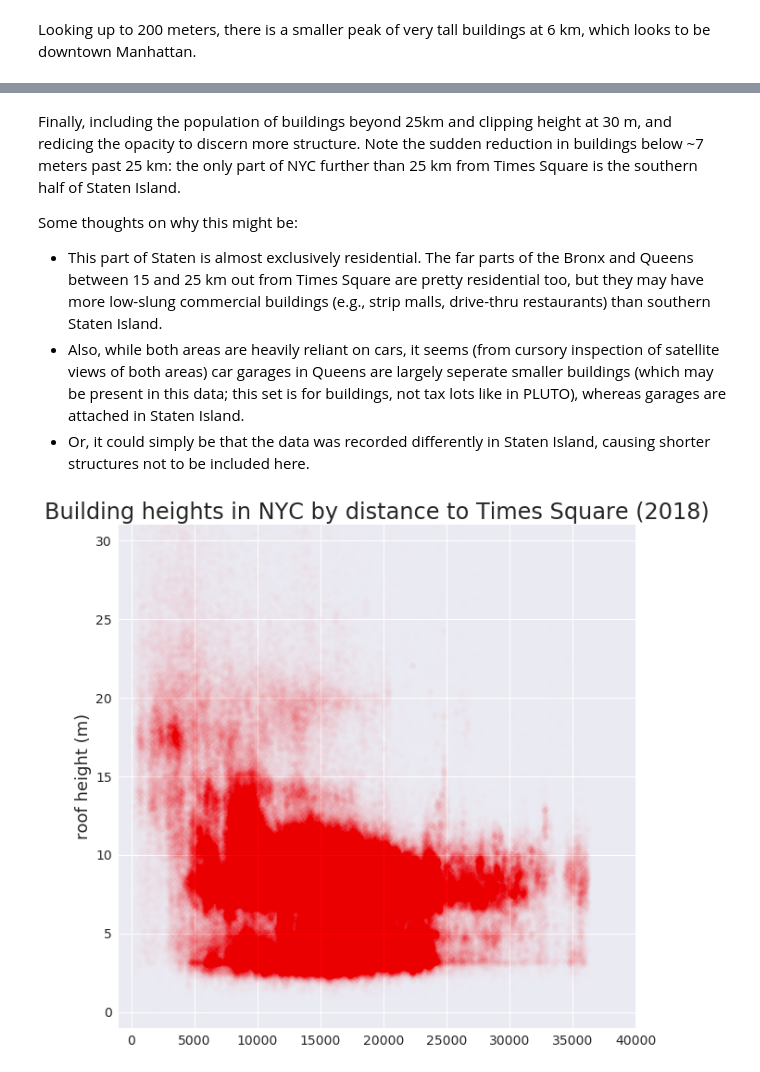
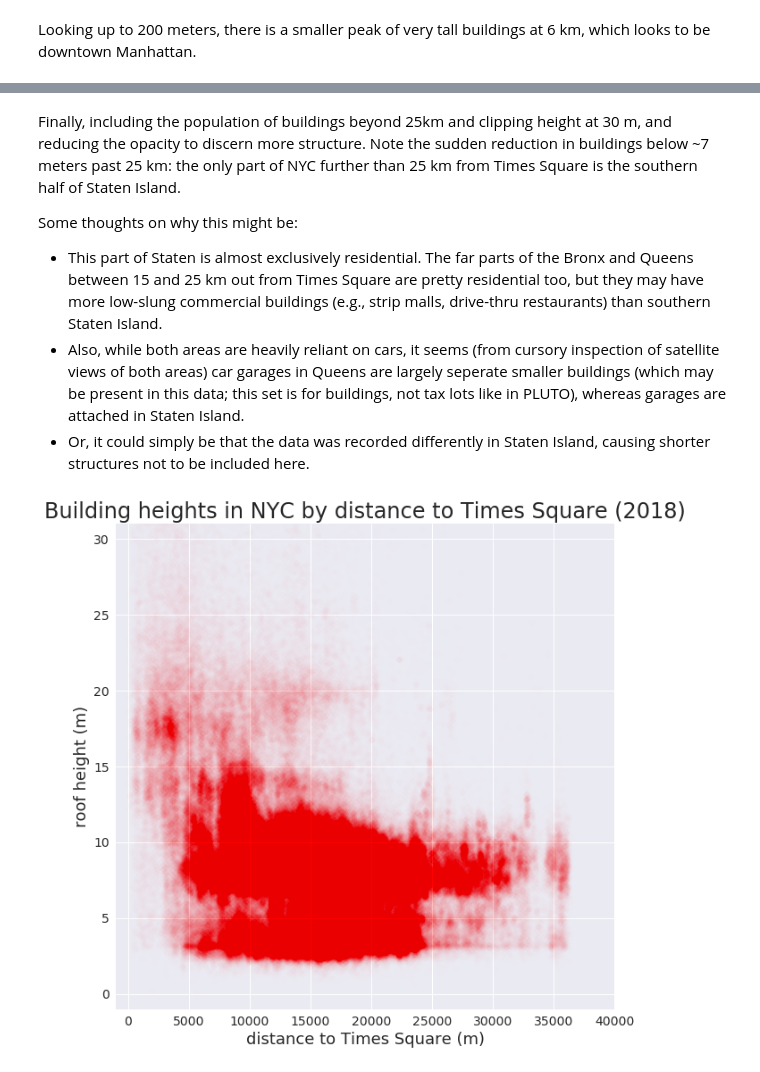
Before and after one commit to cmprince/explorations, a Jupyter notebook: NYC building heights by distance.ipynb, the cells around one changed output, grey strips where cells are left out. Drawn from its saved outputs; the diff is of its cells as text; code cells hidden in the pictures.

```diff
--- a/NYC building heights by distance.ipynb
+++ b/NYC building heights by distance.ipynb
@@ -89,3 +91,10 @@ b_25k = b[b.dist_m<25000]
+# %%
+def formatplot():
+    pl.xticks(fontsize=14)
+    pl.yticks(fontsize=14)
+    ax.set_title("Building heights in NYC by distance to Times Square (2018)", size=24)
+    ax.set_ylabel("roof height (m)", size=18)
+    ax.set_xlabel("distance to Times Square (m)", size=18)
 # %% [markdown]
 I don't bother clipping at 50m, since there is some structure up there that might be interesting. Here's the plot similar to those above for London and Paris:
 # %%
@@ -118,6 +118,6 @@ ax.set_xlabel("distance to Times Square (m)", size=18)
 [figure]
 # %% [markdown]
-Finally, including the population of buildings beyond 25km and clipping height at 30 m, and redicing the opacity to discern more structure. Note the sudden reduction in buildings below ~7 meters past 25 km: the only part of NYC further than 25 km from Times Square is the southern half of Staten Island.
+Finally, including the population of buildings beyond 25km and clipping height at 30 m, and reducing the opacity to discern more structure. Note the sudden reduction in buildings below ~7 meters past 25 km: the only part of NYC further than 25 km from Times Square is the southern half of Staten Island.
 
 Some thoughts on why this might be:
 * This part of Staten is almost exclusively residential. The far parts of the Bronx and Queens between 15 and 25 km out from Times Square are pretty residential too, but they may have more low-slung commercial buildings (e.g., strip malls, drive-thru restaurants) than southern Staten Island.
@@ -126,12 +126,8 @@ Some thoughts on why this might be:
 # %%
 fig, ax=pl.subplots(figsize=(10,10))
 pl.plot(b.dist_m, b.HEIGHTROOF_m, 'o', color = 'r', alpha=0.0025)
 ax.set_xlim((-1000,40000))
 ax.set_ylim((-1,31))
-pl.xticks(fontsize=14)
-pl.yticks(fontsize=14)
-ax.set_title("Building heights in NYC by distance to Times Square (2018)", size=24)
-ax.set_ylabel("roof height (m)", size=18)
-pl.savefig('nyc_bheights_all.png', bbox_inches='tight')
+formatplot()
 # %% [output]
-[figure, old version]
+[figure, new version]
```
Also changed, not shown: parts of 12 cells of this notebook.
